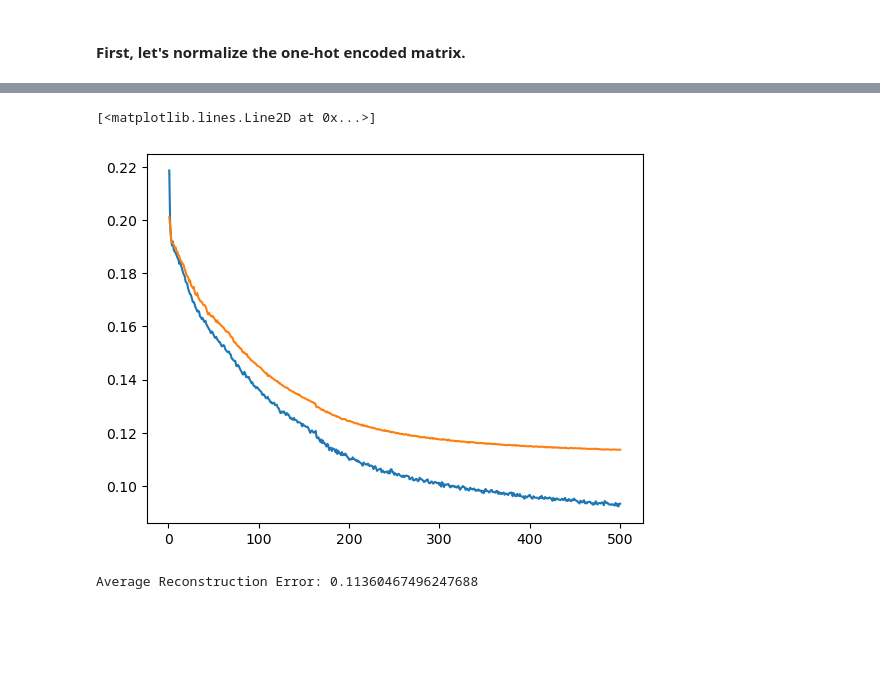
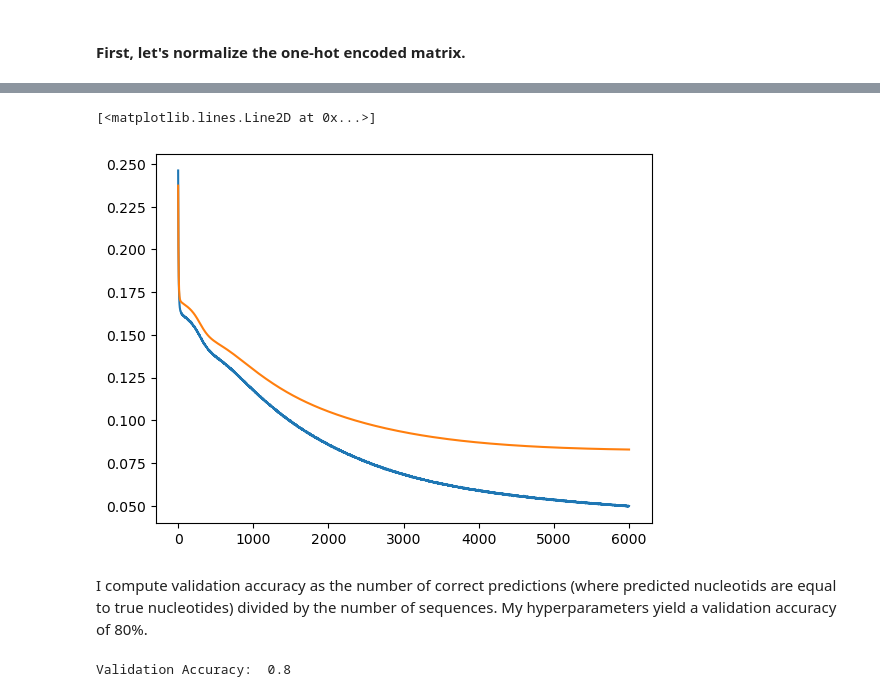
Before and after one commit to ashvinravi/final-nn, a Jupyter notebook: make_autoencoder.ipynb, the cells around one changed output, grey strips where cells are left out. Cells and saved outputs as stored; diff of their text form; code cells hidden in the pictures; blank space fills up the shorter version.

Commit message:
Added hyperparameter tuning explanations for Jupyter Notebook

```diff
--- a/make_autoencoder.ipynb
+++ b/make_autoencoder.ipynb
@@ -164,36 +156,44 @@ X = scaler.fit_transform(one_hot_encode_matrix)
 # %%
 # Split the data into training and testing sets
 X_train, X_test, _, _ = train_test_split(X, X, test_size=0.2, random_state=42)
 
 # Define and train the autoencoder
 autoencoder = nn.NeuralNetwork(
     nn_arch=[{'input_dim': 68, 'output_dim': 17, 'activation': '_sigmoid'},
-             {'input_dim': 17, 'output_dim': 68, 'activation': '_relu'}],
-    lr=0.02,
+             {'input_dim': 17, 'output_dim': 68, 'activation': '_sigmoid'}],
+    lr=0.01,
     seed=42,
-    batch_size=128,
-    epochs=500,
+    batch_size=32,
+    epochs=6000,
     loss_function='_mean_squared_error'
 )
 
 per_epoch_loss_train, per_epoch_loss_validation = autoencoder.fit(X_train, X_train, X_test, X_test)
 
 loss_df = pd.DataFrame(per_epoch_loss_train)
 loss_df = loss_df.rename({0: 'loss_train'}, axis='columns')
 loss_df['loss_validation'] = per_epoch_loss_validation
 loss_df['epochs'] = loss_df.index + 1
 
 plot(loss_df['epochs'], loss_df['loss_train'])
 plot(loss_df['epochs'], loss_df['loss_validation'])
 # %% [output]
 [<matplotlib.lines.Line2D at 0x...>]
-[figure, old version]
+[figure, new version]
+# %% [markdown]
+I compute validation accuracy as the number of correct predictions (where predicted nucleotids are equal to true nucleotides) divided by the number of sequences. My hyperparameters yield a validation accuracy of 80%.
 # %%
-reconstructed_images = autoencoder.predict(X_test)
+prediction = autoencoder.predict(X_test)
 
-reconstruction_errors = np.mean(np.square(X_test - reconstructed_images), axis=1)
-average_reconstruction_error = np.mean(reconstruction_errors)
+prediction_label = np.round(prediction, 0)
 
-print("Average Reconstruction Error:", average_reconstruction_error)
+predicted_indices = np.argmax(prediction_label, axis=1)
+true_indices = np.argmax(X_test, axis=1)
+
+correct_predictions = np.sum(predicted_indices == true_indices)
+
+# Compute validation accuracy
+validation_accuracy = correct_predictions / len(true_indices)
+print("Validation Accuracy: ", validation_accuracy)
 # %% [output]
-Average Reconstruction Error: 0.11360467496247688
+Validation Accuracy:  0.8
```
Also changed, not shown: parts of 7 cells of this notebook.
